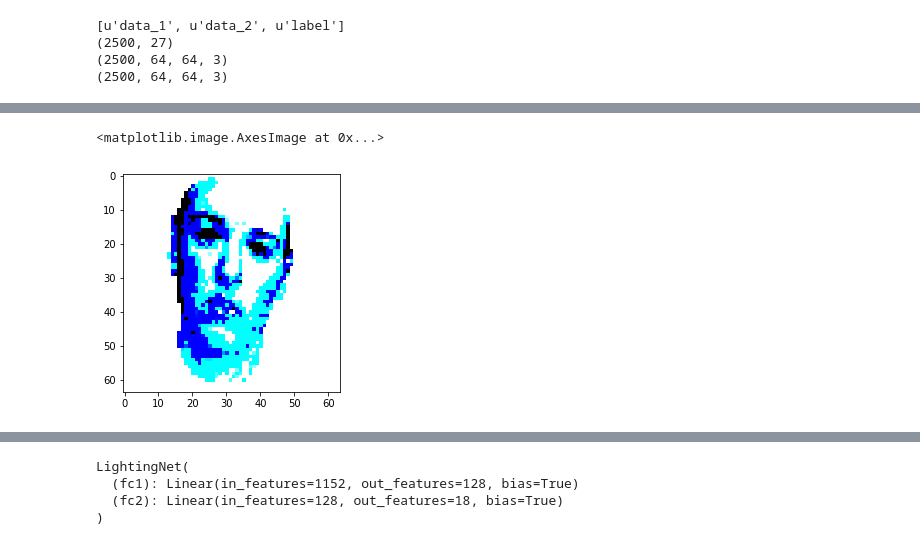
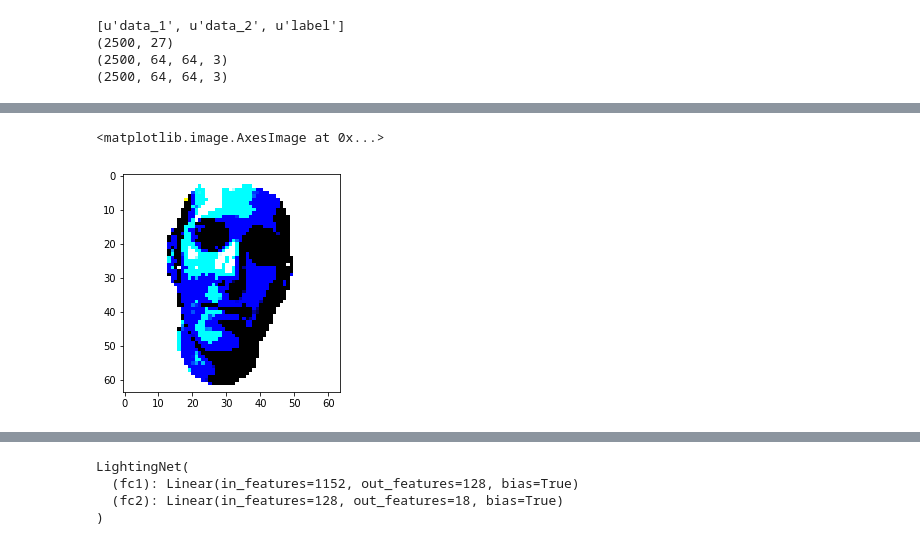
Before and after one commit to bhushan23/Light-Estimation, a Jupyter notebook: LDAN/Prototype.ipynb, the cells around one changed output, grey strips where cells are left out. Saved outputs shown, nothing was run; the diff lists cells and outputs as text; code cells hidden in the pictures.

```diff
--- a/LDAN/Prototype.ipynb
+++ b/LDAN/Prototype.ipynb
@@ -115,8 +140,8 @@ imshow(syn1[100])
 # %%
-imshow(syn2[100])
+imshow(syn2[1])
 # %% [output]
 <matplotlib.image.AxesImage at 0x...>
-[figure, old version]
+[figure, new version]
 # %%
 # loading data
 syn1 = torch.utils.data.DataLoader(hf['data_1'], batch_size=100, shuffle=True)
```
Also changed, not shown: parts of 9 cells of this notebook, 1 other file.
